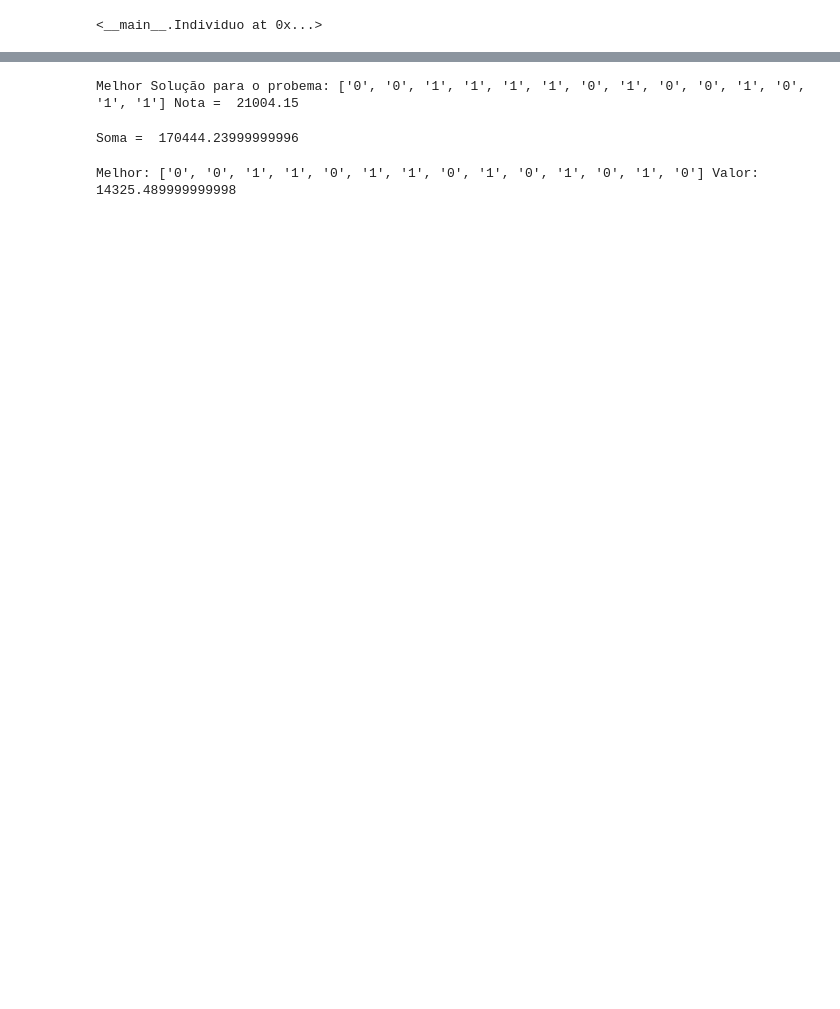
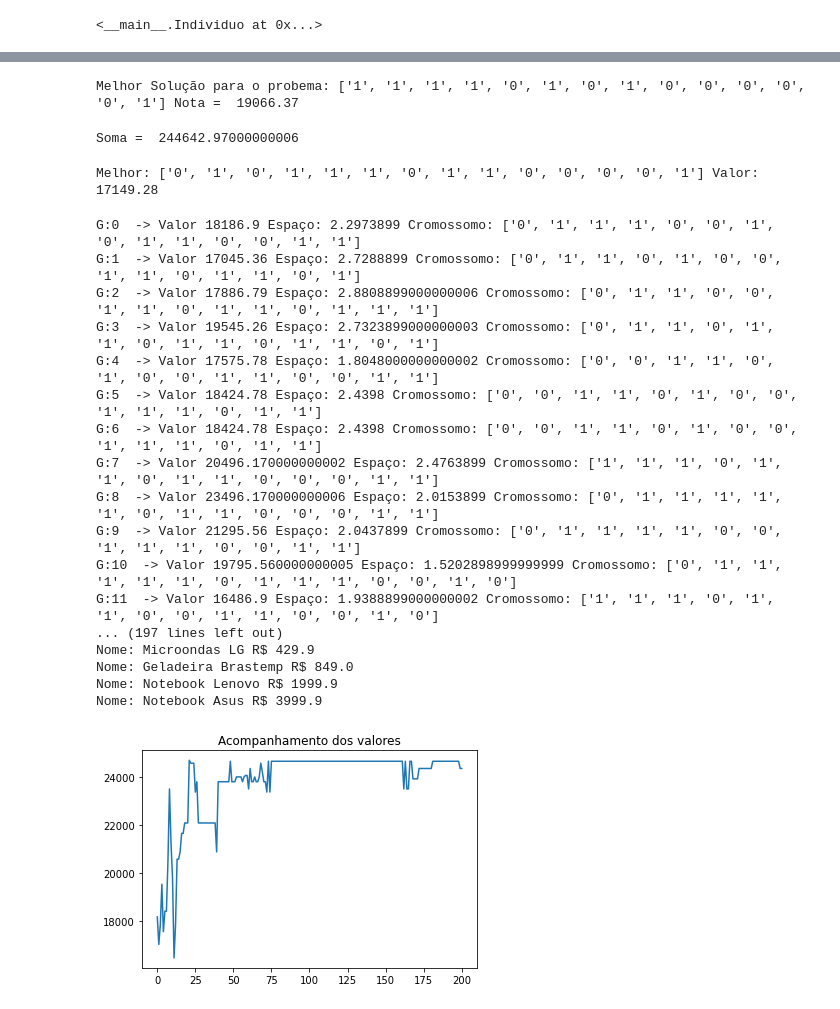
Before and after one commit to caiquemiranda/python-genetic-algorithm, a Jupyter notebook: step-by-step.ipynb, the cells around one changed output, grey strips where cells are left out. Saved outputs shown, nothing was run; the diff lists cells and outputs as text; code cells hidden in the pictures; blank space fills up the shorter version.

Commit message:
visualização step-by-step

```diff
--- a/step-by-step.ipynb
+++ b/step-by-step.ipynb
@@ -107,6 +108,9 @@ class AlgoritimoGenetico():
         self.populacao = []
         self.geracao = 0
         self.melhor_solucao = 0
+
+        # visualização do grafico
+        self.lista_solucoes = []
 
     def inicializa_populacao(self, espacos, valores, limite_espacos):
         for i in range(self.tamanho_populacao):
@@ -156,6 +160,9 @@ class AlgoritimoGenetico():
 
         self.ordena_populacao()
 
+        self.melhor_solucao = self.populacao[0]
+        self.lista_solucoes.append(self.melhor_solucao.nota_avaliacao)
+
         self.visualiza_geracao()
 
         for geracao in range(numero_geracoes):
@@ -181,6 +188,7 @@ class AlgoritimoGenetico():
             self.visualiza_geracao()
 
             melhor = self.populacao[0]
+            self.lista_solucoes.append(melhor.nota_avaliacao)
             self.melhor_individuo(melhor)
 
         print('\n Melhor Solução --> G: %s Valor: %s Espaço: %s Cromossomo: %s' %
@@ -336,7 +344,7 @@ print('Melhor Solução para o probema: %s' % ag.melhor_solucao.cromossomo,
       'Nota =  %s' % ag.melhor_solucao.nota_avaliacao
      )
 # %% [output]
-Melhor Solução para o probema: ['0', '0', '1', '1', '1', '1', '0', '1', '0', '0', '1', '0', '1', '1'] Nota =  21004.15
+Melhor Solução para o probema: ['1', '1', '1', '1', '0', '1', '0', '1', '0', '0', '0', '0', '0', '1'] Nota =  19066.37
 # %%
 tamanho_populacao = 20
 ag = AlgoritimoGenetico(tamanho_populacao)
@@ -351,7 +359,7 @@ soma = ag.soma_avaliacoes()
 
 print('Soma =  %s' % soma)
 # %% [output]
-Soma =  170444.23999999996
+Soma =  244642.97000000006
 # %%
 tamanho_populacao = 4
 ag = AlgoritimoGenetico(tamanho_populacao)
@@ -387,20 +395,46 @@ soma = ag.soma_avaliacoes()
 print('Melhor: %s' % ag.melhor_solucao.cromossomo,
        'Valor: %s \n' % ag.melhor_solucao.nota_avaliacao)
 # %% [output]
-Melhor: ['0', '0', '1', '1', '0', '1', '1', '0', '1', '0', '1', '0', '1', '0'] Valor: 14325.489999999998
+Melhor: ['0', '1', '0', '1', '1', '1', '0', '1', '1', '0', '0', '0', '0', '1'] Valor: 17149.28
 # %%
 # definição da função final
 # %%
-tamanho_populacao = 4
+tamanho_populacao = 20
 limite = 3
 taxa_mutacao = 0.01
-numero_geracoes = 100
+numero_geracoes = 200
 
 
 ag = AlgoritimoGenetico(tamanho_populacao)
 resultado = ag.resolver(taxa_mutacao, numero_geracoes, espacos, valores, limite)
 
 for i in range(len(lista_produtos)):
     if resultado[i] == '1':
         print('Nome: %s R$ %s' % (lista_produtos[i].nome,
                                   lista_produtos[i].valor))
+
+#for valor in ag.lista_solucoes:
+#    print(valor)
+
+plt.plot(ag.lista_solucoes)
+plt.title('Acompanhamento dos valores')
+plt.show();
+# %% [output]
+G:0  -> Valor 18186.9 Espaço: 2.2973899 Cromossomo: ['0', '1', '1', '1', '0', '0', '1', '0', '1', '1', '0', '0', '1', '1']
+G:1  -> Valor 17045.36 Espaço: 2.7288899 Cromossomo: ['0', '1', '1', '0', '1', '0', '0', '1', '1', '0', '1', '1', '0', '1']
+G:2  -> Valor 17886.79 Espaço: 2.8808899000000006 Cromossomo: ['0', '1', '1', '0', '0', '1', '1', '0', '1', '1', '0', '1', '1', '1']
+G:3  -> Valor 19545.26 Espaço: 2.7323899000000003 Cromossomo: ['0', '1', '1', '0', '1', '1', '0', '1', '1', '0', '1', '1', '0', '1']
+G:4  -> Valor 17575.78 Espaço: 1.8048000000000002 Cromossomo: ['0', '0', '1', '1', '0', '1', '0', '0', '1', '1', '0', '0', '1', '1']
+G:5  -> Valor 18424.78 Espaço: 2.4398 Cromossomo: ['0', '0', '1', '1', '0', '1', '0', '0', '1', '1', '1', '0', '1', '1']
+G:6  -> Valor 18424.78 Espaço: 2.4398 Cromossomo: ['0', '0', '1', '1', '0', '1', '0', '0', '1', '1', '1', '0', '1', '1']
+G:7  -> Valor 20496.170000000002 Espaço: 2.4763899 Cromossomo: ['1', '1', '1', '0', '1', '1', '0', '1', '1', '0', '0', '0', '1', '1']
+G:8  -> Valor 23496.170000000006 Espaço: 2.0153899 Cromossomo: ['0', '1', '1', '1', '1', '1', '0', '1', '1', '0', '0', '0', '1', '1']
+G:9  -> Valor 21295.56 Espaço: 2.0437899 Cromossomo: ['0', '1', '1', '1', '1', '0', '0', '1', '1', '1', '0', '0', '1', '1']
+G:10  -> Valor 19795.560000000005 Espaço: 1.5202898999999999 Cromossomo: ['0', '1', '1', '1', '1', '1', '0', '1', '1', '1', '0', '0', '1', '0']
+G:11  -> Valor 16486.9 Espaço: 1.9388899000000002 Cromossomo: ['1', '1', '1', '0', '1', '1', '0', '0', '1', '1', '0', '0', '1', '0']
+... (197 lines left out)
+Nome: Microondas LG R$ 429.9
+Nome: Geladeira Brastemp R$ 849.0
+Nome: Notebook Lenovo R$ 1999.9
+Nome: Notebook Asus R$ 3999.9
+[figure, added]
```
Also changed, not shown: parts of 7 cells of this notebook, 1 other file.
